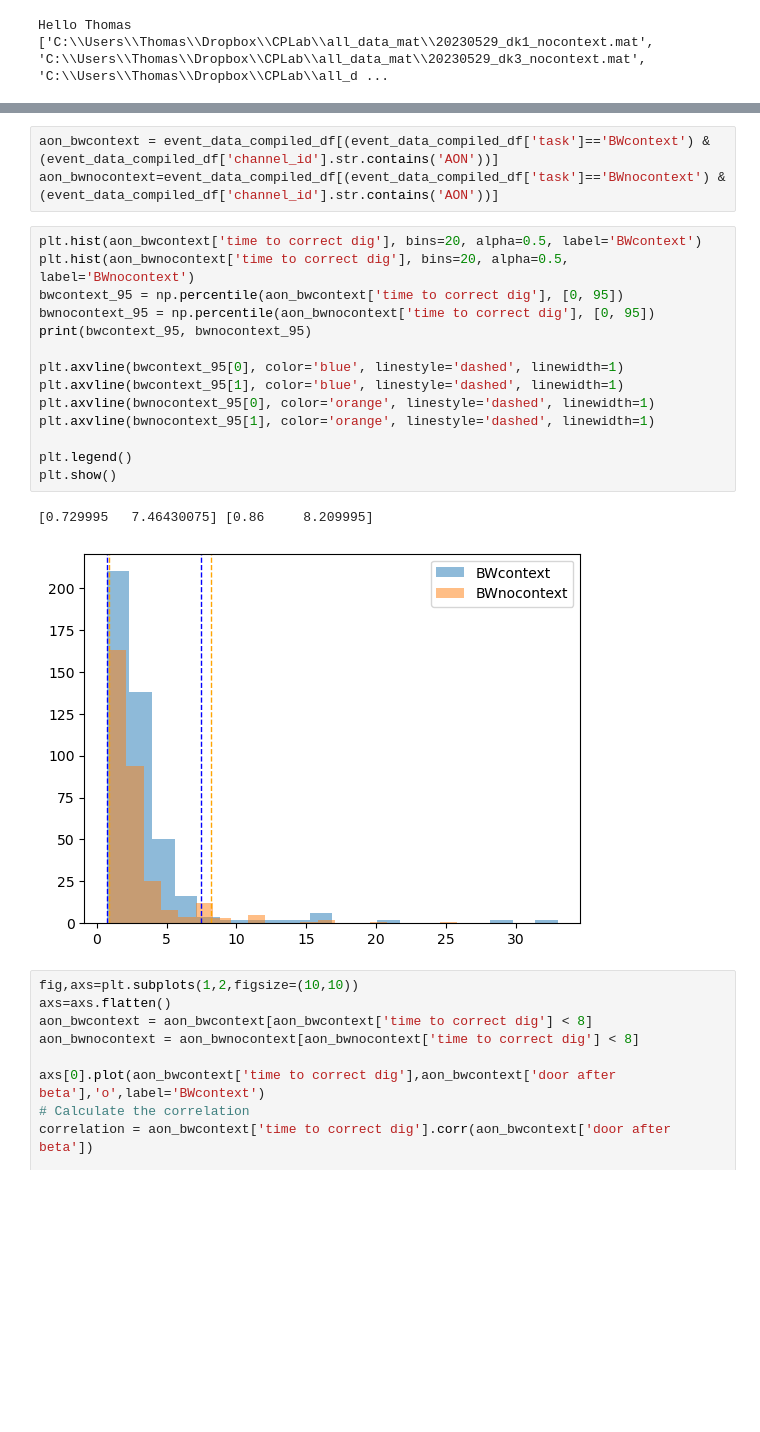
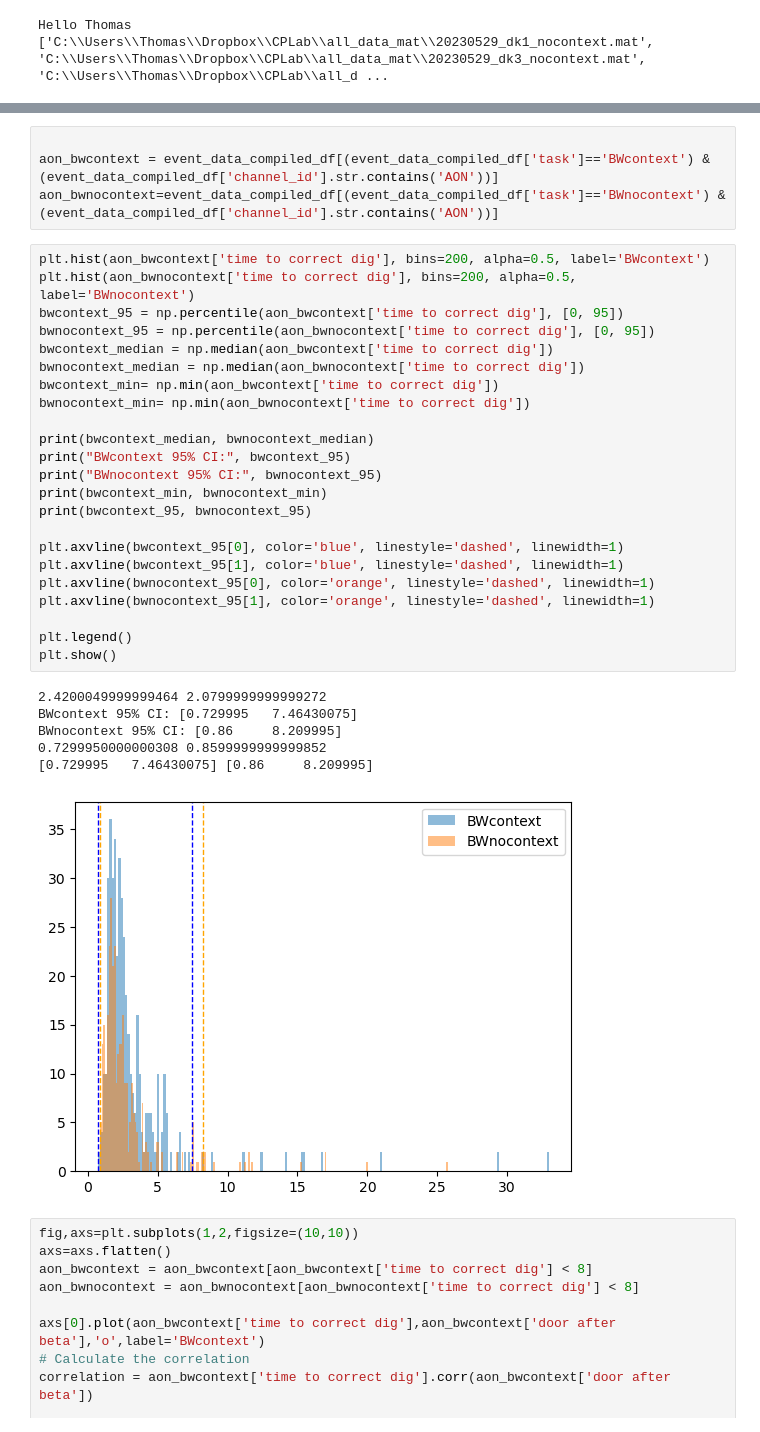
Before and after one commit to namanagrawal97/cpl_analysis_naman, a Jupyter notebook: 05_behavior.ipynb, the cells around one changed output, grey strips where cells are left out. Drawn from its saved outputs; the diff is of its cells as text; blank space fills up the shorter version.

```diff
--- a/05_behavior.ipynb
+++ b/05_behavior.ipynb
@@ -217,25 +217,39 @@ C:\Users\Thomas\Dropbox\CPLab\all_data_mat\20230823_dk5_BW_context_day2_os2.mat
 20230823 dk5 BWcontext
 ['Keyboard', 'Ref', 'Respirat', 'file']
 # %%
+
 aon_bwcontext = event_data_compiled_df[(event_data_compiled_df['task']=='BWcontext') & (event_data_compiled_df['channel_id'].str.contains('AON'))]
 aon_bwnocontext=event_data_compiled_df[(event_data_compiled_df['task']=='BWnocontext') & (event_data_compiled_df['channel_id'].str.contains('AON'))]
 # %%
-plt.hist(aon_bwcontext['time to correct dig'], bins=20, alpha=0.5, label='BWcontext')
-plt.hist(aon_bwnocontext['time to correct dig'], bins=20, alpha=0.5, label='BWnocontext')
+plt.hist(aon_bwcontext['time to correct dig'], bins=200, alpha=0.5, label='BWcontext')
+plt.hist(aon_bwnocontext['time to correct dig'], bins=200, alpha=0.5, label='BWnocontext')
 bwcontext_95 = np.percentile(aon_bwcontext['time to correct dig'], [0, 95])
 bwnocontext_95 = np.percentile(aon_bwnocontext['time to correct dig'], [0, 95])
+bwcontext_median = np.median(aon_bwcontext['time to correct dig'])
+bwnocontext_median = np.median(aon_bwnocontext['time to correct dig'])
+bwcontext_min= np.min(aon_bwcontext['time to correct dig'])
+bwnocontext_min= np.min(aon_bwnocontext['time to correct dig'])
+
+print(bwcontext_median, bwnocontext_median)
+print("BWcontext 95% CI:", bwcontext_95)
+print("BWnocontext 95% CI:", bwnocontext_95)
+print(bwcontext_min, bwnocontext_min)
 print(bwcontext_95, bwnocontext_95)
 
 plt.axvline(bwcontext_95[0], color='blue', linestyle='dashed', linewidth=1)
 plt.axvline(bwcontext_95[1], color='blue', linestyle='dashed', linewidth=1)
 plt.axvline(bwnocontext_95[0], color='orange', linestyle='dashed', linewidth=1)
 plt.axvline(bwnocontext_95[1], color='orange', linestyle='dashed', linewidth=1)
 
 plt.legend()
 plt.show()
 # %% [output]
+2.4200049999999464 2.0799999999999272
+BWcontext 95% CI: [0.729995   7.46430075]
+BWnocontext 95% CI: [0.86     8.209995]
+0.7299950000000308 0.8599999999999852
 [0.729995   7.46430075] [0.86     8.209995]
-[figure, old version]
+[figure, new version]
 # %%
 fig,axs=plt.subplots(1,2,figsize=(10,10))
 axs=axs.flatten()
```
Also changed, not shown: parts of 1 cell of this notebook, 2 other files.
